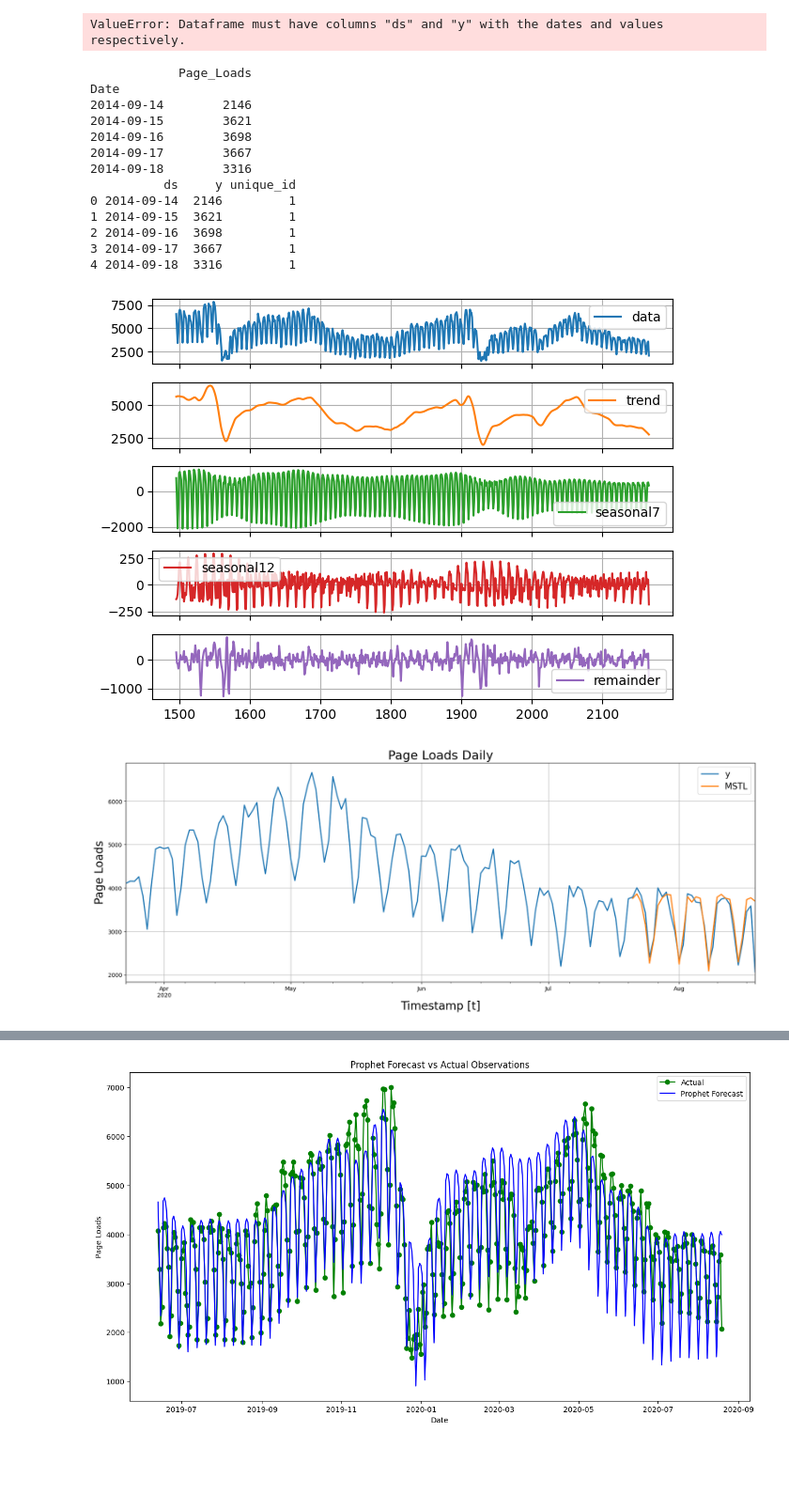
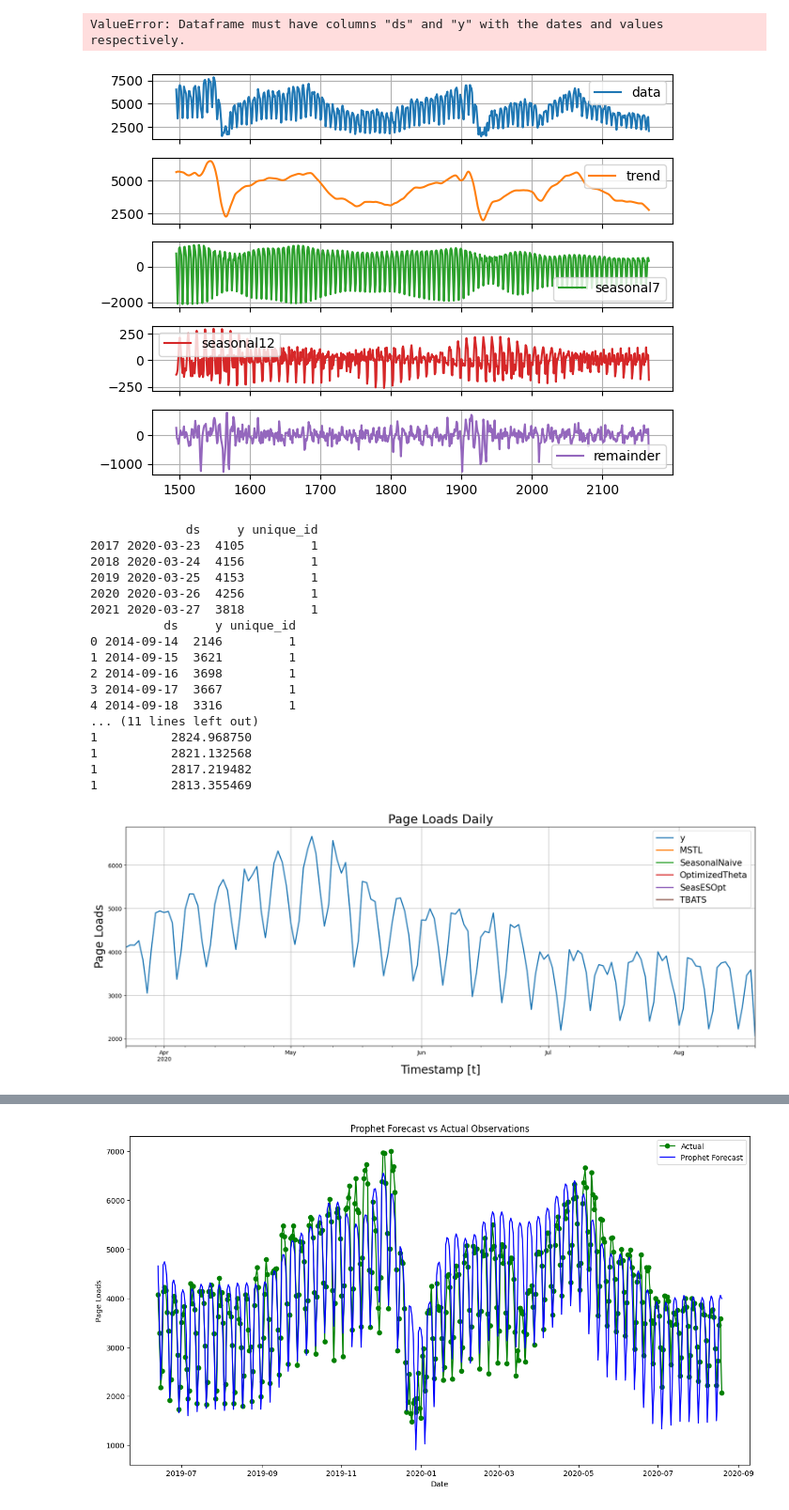
Before and after one commit to sebgro98/traffic-prediction, a Jupyter notebook: prediction.ipynb, the cells around one changed output, grey strips where cells are left out. Shown at 94% size. Drawn from its saved outputs; the diff is of its cells as text; code cells hidden in the pictures; blank space fills up the shorter version.

Commit message:
Changed to 80/20 split on training model and renamed file

```diff
--- a/prediction.ipynb
+++ b/prediction.ipynb
@@ -82,7 +92,8 @@ df.sort_index(inplace=True)
 
 df_pl = df[["Page_Loads"]]
 
-print(df_pl.head())
+
+#print(df_pl.head())
 
 def transform_dataframe(df,target_column):
     df_transformed = df.reset_index()
@@ -91,16 +102,22 @@ def transform_dataframe(df,target_column):
     return df_transformed
 df_pl_transformed = transform_dataframe(df_pl,target_column="Page_Loads")
 
-print(df_pl_transformed.head())
+#print(df_pl_transformed.head())
+
+#print(df_pl_transformed.tail(30))
 
 mstl = MSTL(
     season_length=[7,12], # seasonalities of the time series
     trend_forecaster=AutoARIMA() # model used to forecast trend
 )
 
+season_length = 12
 sf = StatsForecast(
-    models=[mstl], # model used to fit each time series
-    freq="D", # frequency of the data
+    models=[mstl, SeasonalNaive(season_length=season_length),
+            OptimizedTheta(season_length=season_length,decomposition_type="additive"),
+            SeasonalExponentialSmoothingOptimized(season_length=season_length),TBATS(seasonal_periods=season_length)
+        ],
+    freq=""
 )
 
 def plot_forecasts(y_hist, y_true, y_pred, models,target_name):
@@ -113,41 +130,48 @@ def plot_forecasts(y_hist, y_true, y_pred, models,target_name):
     ax.set_ylabel(f"{target_name}", fontsize=20)
     ax.set_xlabel("Timestamp [t]", fontsize=20)
     ax.legend(prop={'size': 15})
     ax.grid()
 
 sf = sf.fit(df=df_pl_transformed)
 
 sf.fitted_[0, 0].model_.tail(24 * 28).plot(subplots=True, grid=True,)
 plt.tight_layout()
 plt.show()
-df_test = df_pl_transformed.tail(30)
+df_test = df_pl_transformed.tail(150)
 df_train = df_pl_transformed.drop(df_test.index)
+print(df_test.head())
+print(df_train.head())
 sf = sf.fit(df=df_train)
 forecasts_test = sf.predict(h=len(df_test))
-plot_forecasts(df_train, df_test, forecasts_test, models=["MSTL"],target_name="Page Loads")
+print(forecasts_test.tail())
+plot_forecasts(df_train, df_test, forecasts_test, models=["MSTL", "SeasonalNaive","OptimizedTheta","SeasESOpt","TBATS"],target_name="Page Loads")
 
 # Fit the model on the training DataFrame
 #sf.fit(train_df[])
 
 # Predict the future values
 #forecast_nixtla = sf.predict(h=len(test_df))
 #print(forecast_nixtla)
 #print(forecast_nixtla.head())
 #print(forecast_nixtla.columns)
 #print(forecast_nixtla.index.names)
 # %% [output]
+[figure]
-            Page_Loads
-Date
-2014-09-14        2146
-2014-09-15        3621
-2014-09-16        3698
-2014-09-17        3667
-2014-09-18        3316
+             ds     y unique_id
+2017 2020-03-23  4105         1
+2018 2020-03-24  4156         1
+2019 2020-03-25  4153         1
+2020 2020-03-26  4256         1
+2021 2020-03-27  3818         1
           ds     y unique_id
 0 2014-09-14  2146         1
 1 2014-09-15  3621         1
 2 2014-09-16  3698         1
 3 2014-09-17  3667         1
 4 2014-09-18  3316         1
+... (11 lines left out)
+1          2824.968750
+1          2821.132568
+1          2817.219482
+1          2813.355469
-[figure]
-[figure, old version]
+[figure, new version]
```
Also changed, not shown: parts of 6 cells of this notebook, 2 other files.
